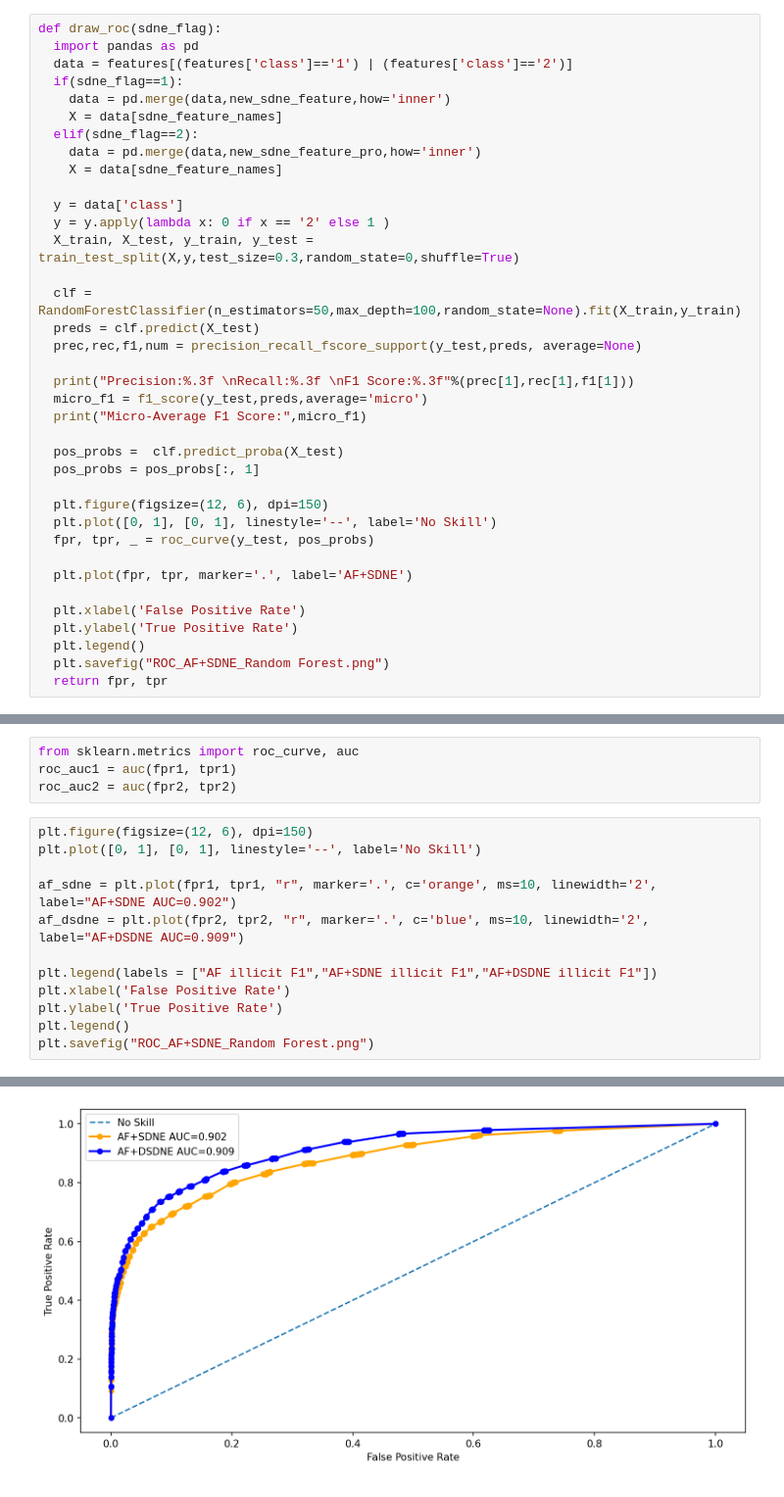
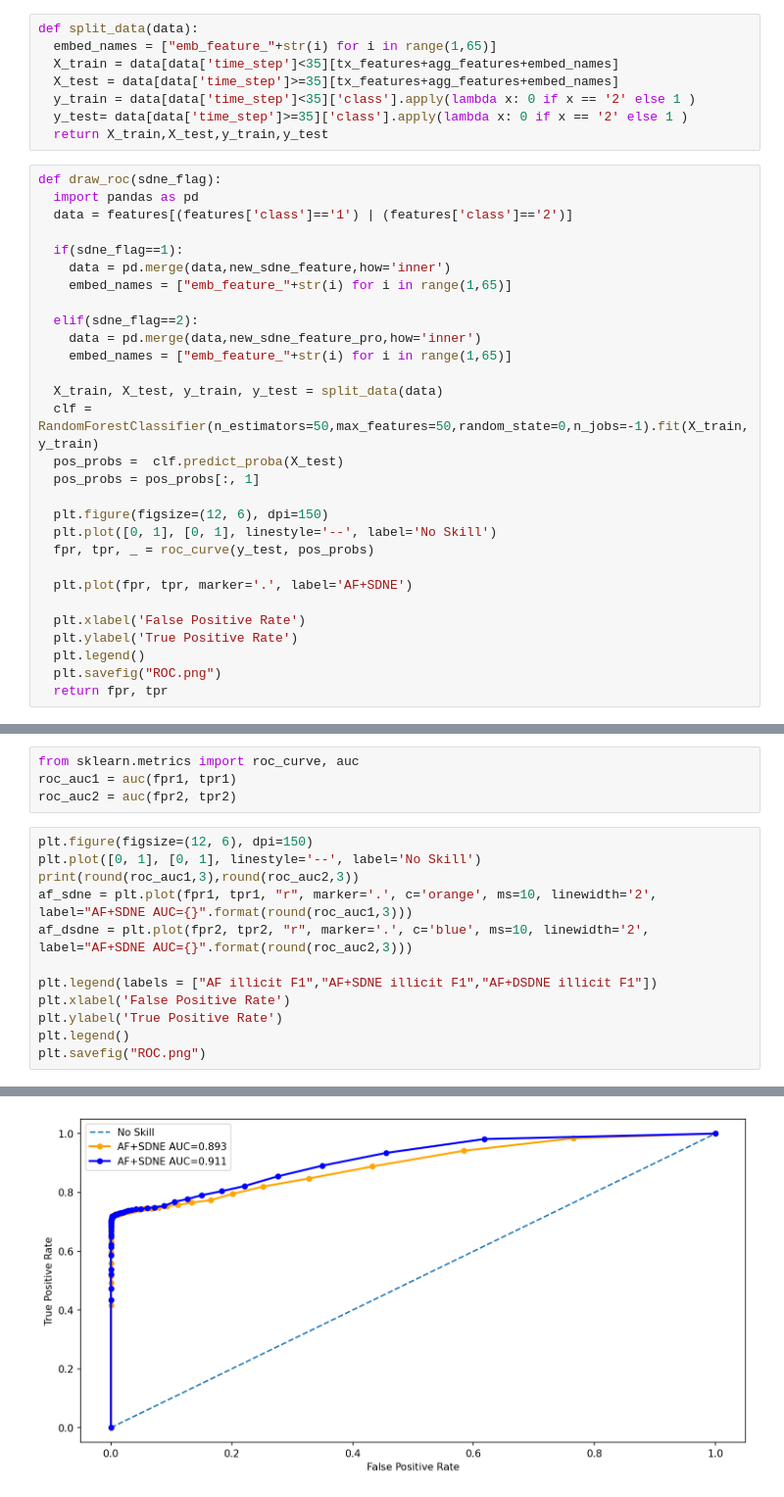
Before and after one commit to Tsunami-Song/DSDNE, a Jupyter notebook: experiment_2.ipynb, the cells around one changed output, grey strips where cells are left out. Shown: that part at 98% size. Cells and saved outputs as stored; diff of their text form.

```diff
--- a/experiment_2.ipynb
+++ b/experiment_2.ipynb
@@ -62,26 +54,26 @@ sdne_feature_names = ["sdne_feature_"+str(i) for i in range(1,65)]
+# %%
+def split_data(data):
+  embed_names = ["emb_feature_"+str(i) for i in range(1,65)]
+  X_train = data[data['time_step']<35][tx_features+agg_features+embed_names]
+  X_test = data[data['time_step']>=35][tx_features+agg_features+embed_names]
+  y_train = data[data['time_step']<35]['class'].apply(lambda x: 0 if x == '2' else 1 )
+  y_test= data[data['time_step']>=35]['class'].apply(lambda x: 0 if x == '2' else 1 )
+  return X_train,X_test,y_train,y_test
 # %%
 def draw_roc(sdne_flag):
   import pandas as pd
   data = features[(features['class']=='1') | (features['class']=='2')]
+
   if(sdne_flag==1):
     data = pd.merge(data,new_sdne_feature,how='inner')
-    X = data[sdne_feature_names]
+    embed_names = ["emb_feature_"+str(i) for i in range(1,65)]
+
   elif(sdne_flag==2):
     data = pd.merge(data,new_sdne_feature_pro,how='inner')
-    X = data[sdne_feature_names]
+    embed_names = ["emb_feature_"+str(i) for i in range(1,65)]
 
-  y = data['class']
-  y = y.apply(lambda x: 0 if x == '2' else 1 )
-  X_train, X_test, y_train, y_test = train_test_split(X,y,test_size=0.3,random_state=0,shuffle=True)
-
-  clf = RandomForestClassifier(n_estimators=50,max_depth=100,random_state=None).fit(X_train,y_train)
-  preds = clf.predict(X_test)
-  prec,rec,f1,num = precision_recall_fscore_support(y_test,preds, average=None)
-
-  print("Precision:%.3f \nRecall:%.3f \nF1 Score:%.3f"%(prec[1],rec[1],f1[1]))
-  micro_f1 = f1_score(y_test,preds,average='micro')
-  print("Micro-Average F1 Score:",micro_f1)
-
+  X_train, X_test, y_train, y_test = split_data(data)
+  clf = RandomForestClassifier(n_estimators=50,max_features=50,random_state=0,n_jobs=-1).fit(X_train,y_train)
   pos_probs =  clf.predict_proba(X_test)
   pos_probs = pos_probs[:, 1]
 
@@ -94,7 +86,7 @@ def draw_roc(sdne_flag):
   plt.xlabel('False Positive Rate')
   plt.ylabel('True Positive Rate')
   plt.legend()
-  plt.savefig("ROC_AF+SDNE_Random Forest.png")
+  plt.savefig("ROC.png")
   return fpr, tpr
 # %%
 fpr1, tpr1=draw_roc(1)
@@ -117,13 +101,13 @@ roc_auc2 = auc(fpr2, tpr2)
 # %%
 plt.figure(figsize=(12, 6), dpi=150)
 plt.plot([0, 1], [0, 1], linestyle='--', label='No Skill')
-
-af_sdne = plt.plot(fpr1, tpr1, "r", marker='.', c='orange', ms=10, linewidth='2', label="AF+SDNE AUC=0.902")
-af_dsdne = plt.plot(fpr2, tpr2, "r", marker='.', c='blue', ms=10, linewidth='2', label="AF+DSDNE AUC=0.909")
+print(round(roc_auc1,3),round(roc_auc2,3))
+af_sdne = plt.plot(fpr1, tpr1, "r", marker='.', c='orange', ms=10, linewidth='2',  label="AF+SDNE AUC={}".format(round(roc_auc1,3)))
+af_dsdne = plt.plot(fpr2, tpr2, "r", marker='.', c='blue', ms=10, linewidth='2',  label="AF+SDNE AUC={}".format(round(roc_auc2,3)))
 
 plt.legend(labels = ["AF illicit F1","AF+SDNE illicit F1","AF+DSDNE illicit F1"])
 plt.xlabel('False Positive Rate')
 plt.ylabel('True Positive Rate')
 plt.legend()
-plt.savefig("ROC_AF+SDNE_Random Forest.png")
+plt.savefig("ROC.png")
 # %% [output]
@@ -130 +115 @@ plt.savefig("ROC_AF+SDNE_Random Forest.png")
-[figure, old version]
+[figure, new version]
```
Also changed, not shown: parts of 5 cells of this notebook, 7 other files.
